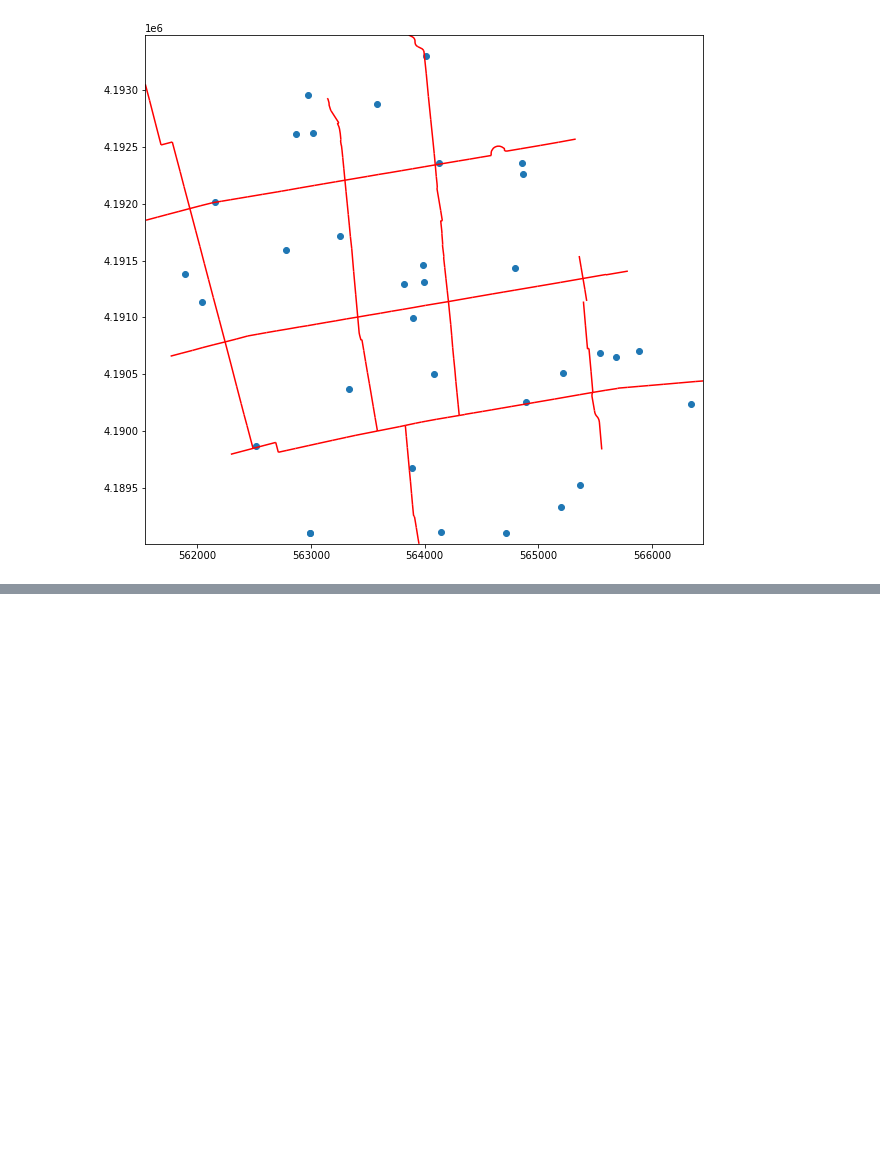
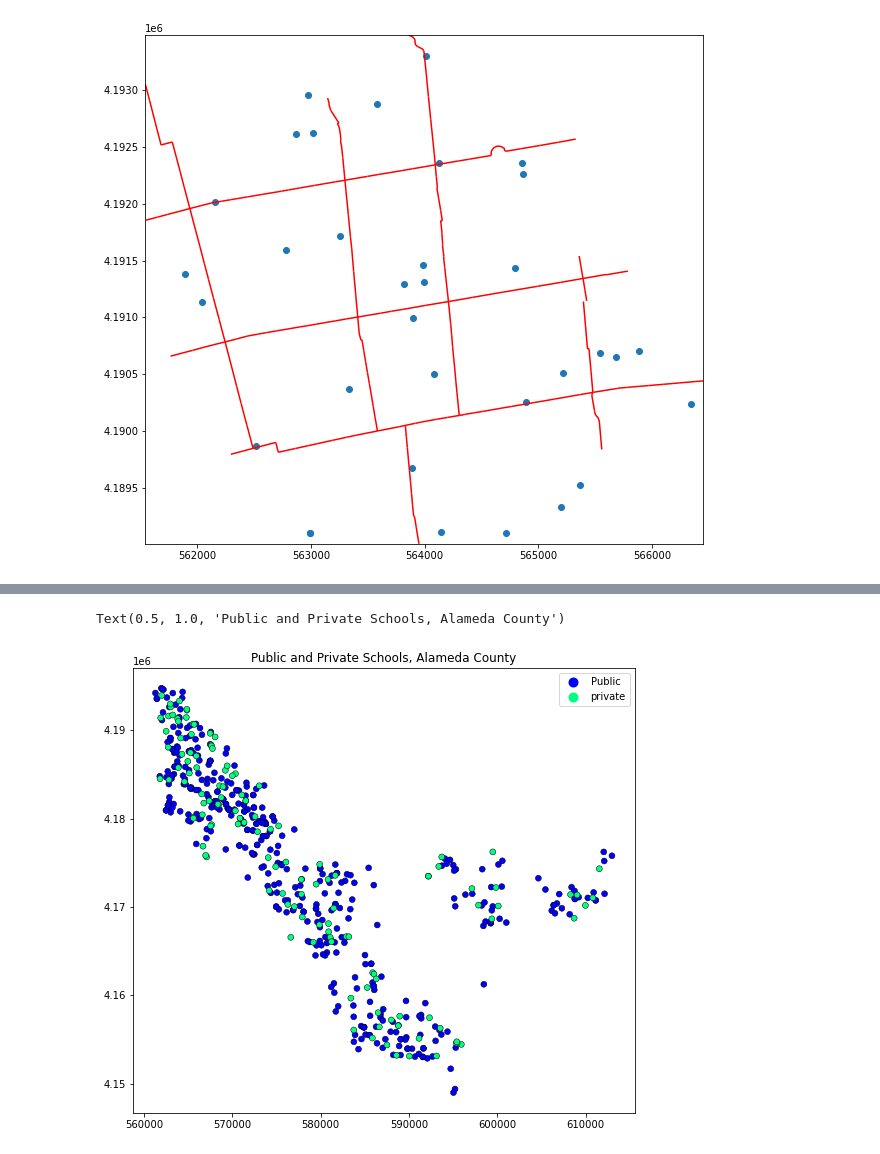
Before and after one commit to dlab-berkeley/Python-Geospatial-Fundamentals-Legacy, a Jupyter notebook: new_sequence/04_More_Data_More_Maps.ipynb, the cells around one changed output, grey strips where cells are left out. Cells and saved outputs as stored; diff of their text form; code cells hidden in the pictures; blank space fills up the shorter version.

```diff
--- a/new_sequence/04_More_Data_More_Maps.ipynb
+++ b/new_sequence/04_More_Data_More_Maps.ipynb
@@ -282,3 +299,12 @@ relate color to column. show the outputs we create on day 2
+# %%
+ax = schools_gdf_utm10.plot(column='Org', cmap='winter',
+                               markersize=35, edgecolor='black',
+                               linewidth=0.5, alpha=1, figsize=[9, 9],
+                               legend=True)
+ax.set_title('Public and Private Schools, Alameda County')
+# %% [output]
+Text(0.5, 1.0, 'Public and Private Schools, Alameda County')
+[figure, added]
 # %% [markdown]
 ---
 <div style="display:inline-block;vertical-align:middle;">
```
Also changed, not shown: parts of 28 cells of this notebook, 2 other files.
